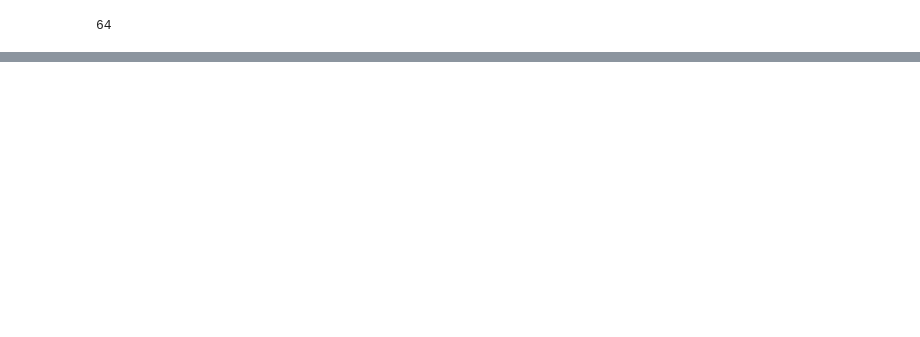
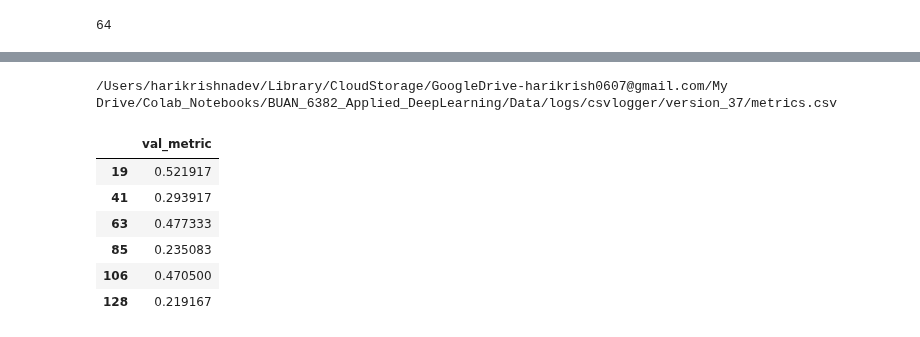
Before and after one commit to harikrishnad1997/BUAN_6382_Applied_DeepLearning, a Jupyter notebook: HW/Harikrishna_Dev_HW_6.ipynb, the cells around one changed output, grey strips where cells are left out. Cells and saved outputs as stored; diff of their text form; code cells hidden in the pictures; blank space fills up the shorter version.

```diff
--- a/HW/Harikrishna_Dev_HW_6.ipynb
+++ b/HW/Harikrishna_Dev_HW_6.ipynb
@@ -449,0 +537,17 @@ plot_losses_acc(file)
+# %%
+file = f"{trainer.logger.log_dir}/metrics.csv"
+print(file)
+# %% [output]
+/Users/harikrishnadev/Library/CloudStorage/GoogleDrive-harikrish0607@gmail.com/My Drive/Colab_Notebooks/BUAN_6382_Applied_DeepLearning/Data/logs/csvlogger/version_37/metrics.csv
+# %%
+import pandas as pd
+df = pd.read_csv(file)
+pd.DataFrame(df['val_metric'].dropna())
+# %% [output]
+|  | val_metric |
+| 19 | 0.521917 |
+| 41 | 0.293917 |
+| 63 | 0.477333 |
+| 85 | 0.235083 |
+| 106 | 0.470500 |
+| 128 | 0.219167 |
```
Also changed, not shown: parts of 13 cells of this notebook, 2 other files.
